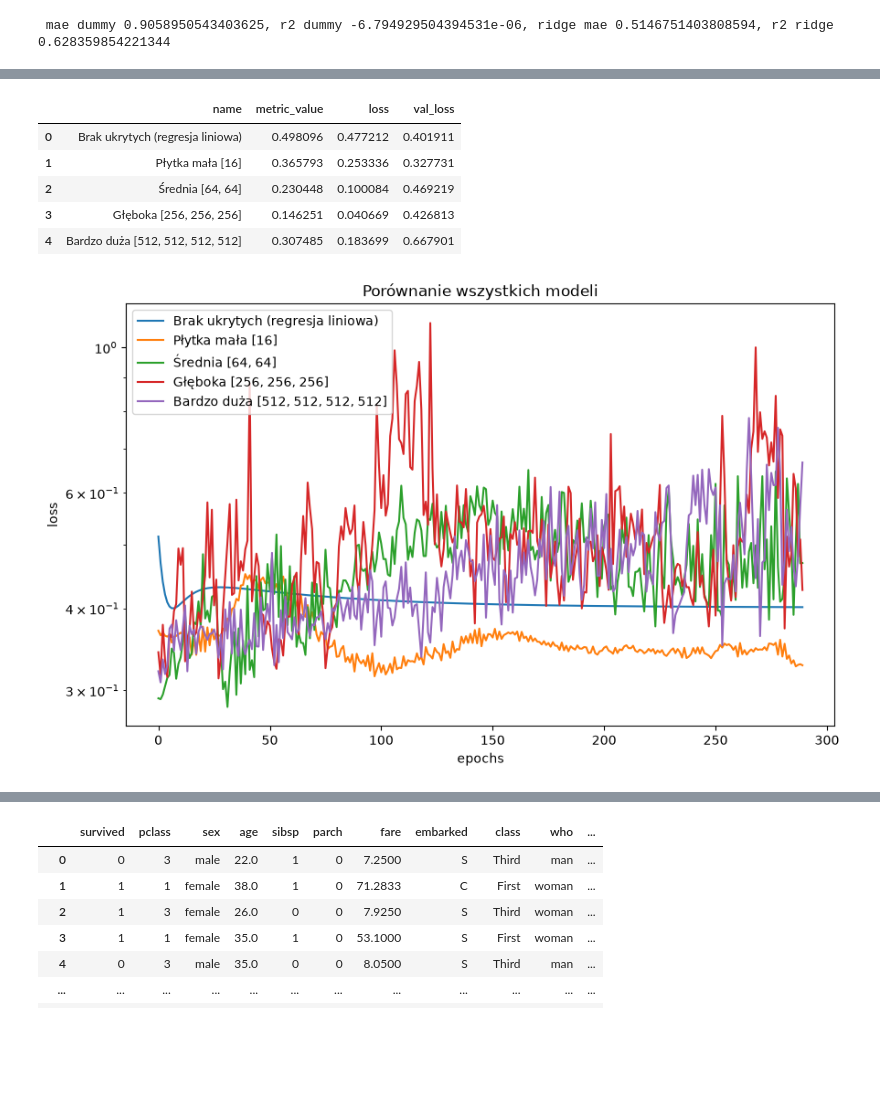
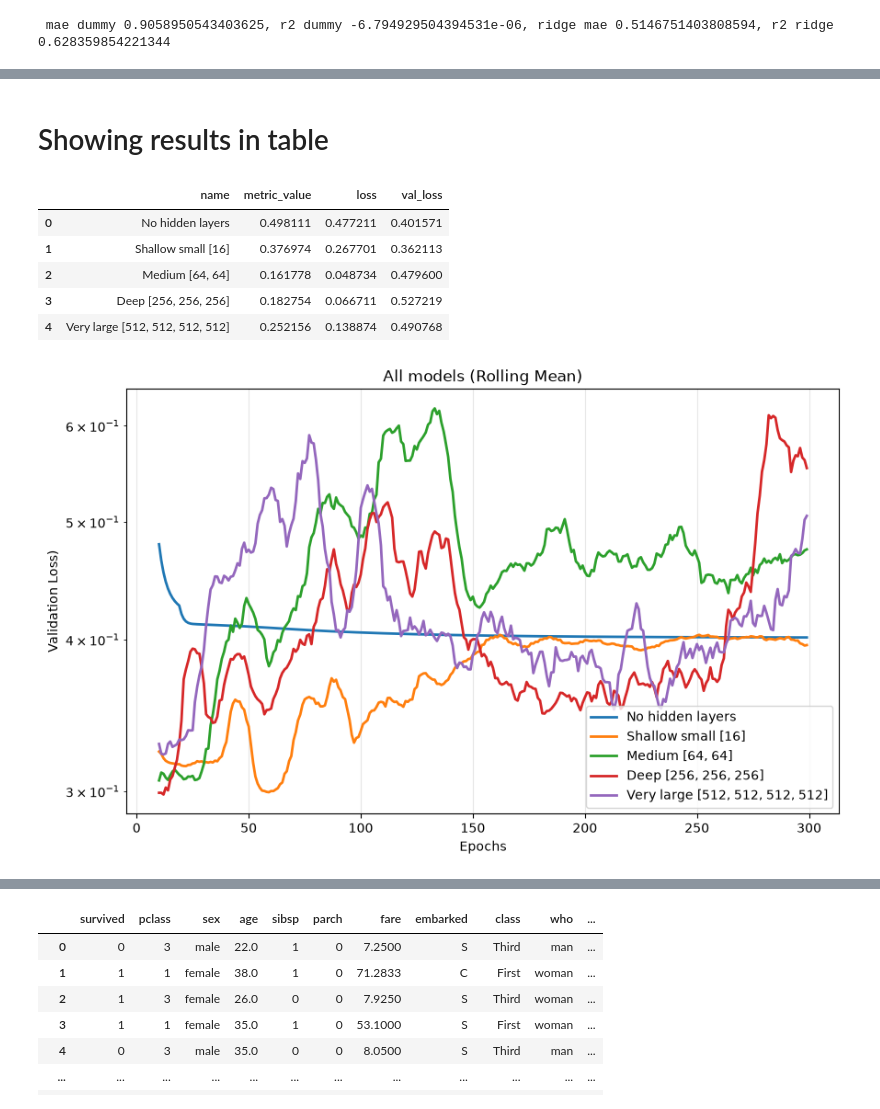
Before and after one commit to michallitwin/python-learning, a Jupyter notebook: python_dl/exercises3.ipynb, the cells around one changed output, grey strips where cells are left out. Cells and saved outputs as stored; diff of their text form; code cells hidden in the pictures; blank space fills up the shorter version.

```diff
--- a/python_dl/exercises3.ipynb
+++ b/python_dl/exercises3.ipynb
@@ -306,18 +284,17 @@ y_train_scaled_1k = y_train_scaled_ch[:1000]
 import pandas as pd
 
 configs = {
-    "Brak ukrytych (regresja liniowa)": [],
-    "Płytka mała [16]": [16],
-    "Średnia [64, 64]": [64, 64],
-    "Głęboka [256, 256, 256]": [256, 256, 256],
-    "Bardzo duża [512, 512, 512, 512]": [512, 512, 512, 512],
+    "No hidden layers ": [],
+    "Shallow small [16]": [16],
+    "Medium [64, 64]": [64, 64],
+    "Deep [256, 256, 256]": [256, 256, 256],
+    "Very large [512, 512, 512, 512]": [512, 512, 512, 512],
 }
 
 summary = []
 histories = {}
 
 for name, layer in configs.items():
-    print(f"Trenuję: {name}...")
 
     model_v3 = build_model(8, layer, 'relu', 0, 1, None)
 
@@ -328,7 +305,7 @@ for name, layer in configs.items():
     print(f"   -> Test Loss: {test_loss:.4f}, Test MAE: {test_mae:.4f}")
 
     summary.append({
-        'Nazwa': name,
+        'Name': name,
         'Test loss': test_loss,
         'Test mae': test_mae
     })
@@ -357,30 +329,39 @@ Trenuję: Bardzo duża [512, 512, 512, 512]...
+# %% [markdown]
+# Showing results in table
 # %%
 df_3 = results_table(histories)
 df_3
 # %% [output]
 |  | name | metric_value | loss | val_loss |
-| 0 | Brak ukrytych (regresja liniowa) | 0.498096 | 0.477212 | 0.401911 |
-| 1 | Płytka mała [16] | 0.365793 | 0.253336 | 0.327731 |
-| 2 | Średnia [64, 64] | 0.230448 | 0.100084 | 0.469219 |
-| 3 | Głęboka [256, 256, 256] | 0.146251 | 0.040669 | 0.426813 |
-| 4 | Bardzo duża [512, 512, 512, 512] | 0.307485 | 0.183699 | 0.667901 |
+| 0 | No hidden layers | 0.498111 | 0.477211 | 0.401571 |
+| 1 | Shallow small [16] | 0.376974 | 0.267701 | 0.362113 |
+| 2 | Medium [64, 64] | 0.161778 | 0.048734 | 0.479600 |
+| 3 | Deep [256, 256, 256] | 0.182754 | 0.066711 | 0.527219 |
+| 4 | Very large [512, 512, 512, 512] | 0.252156 | 0.138874 | 0.490768 |
 # %%
-def plot_histories(histories):
+import pandas as pd
+
+def plot_histories(histories, window=10):
     plt.figure(figsize=(10, 6))
 
     for name, history in histories.items():
-        plt.plot(history.history['val_loss'][10:], label=name)
+        val_loss = history.history['val_loss'][10:]
+        smooth_val = pd.Series(val_loss).rolling(window=window, min_periods=1).mean()
+        epochs = range(10, 10 + len(val_loss))
+
+        plt.plot(epochs, smooth_val, label=name, linewidth=2)
 
     plt.yscale('log')
-    plt.xlabel('epochs')
-    plt.ylabel('loss')
-    plt.title("Porównanie wszystkich modeli")
+    plt.xlabel('Epochs')
+    plt.ylabel('Validation Loss)')
+    plt.title("All models (Rolling Mean)")
     plt.legend()
+    plt.grid(True, alpha=0.3)
     plt.show()
 
 plot_histories(histories)
 # %% [output]
-[figure, old version]
+[figure, new version]
 # %%
 for name, history in histories.items():
     model_v3 = history.model
```
Also changed, not shown: parts of 90 cells of this notebook.
